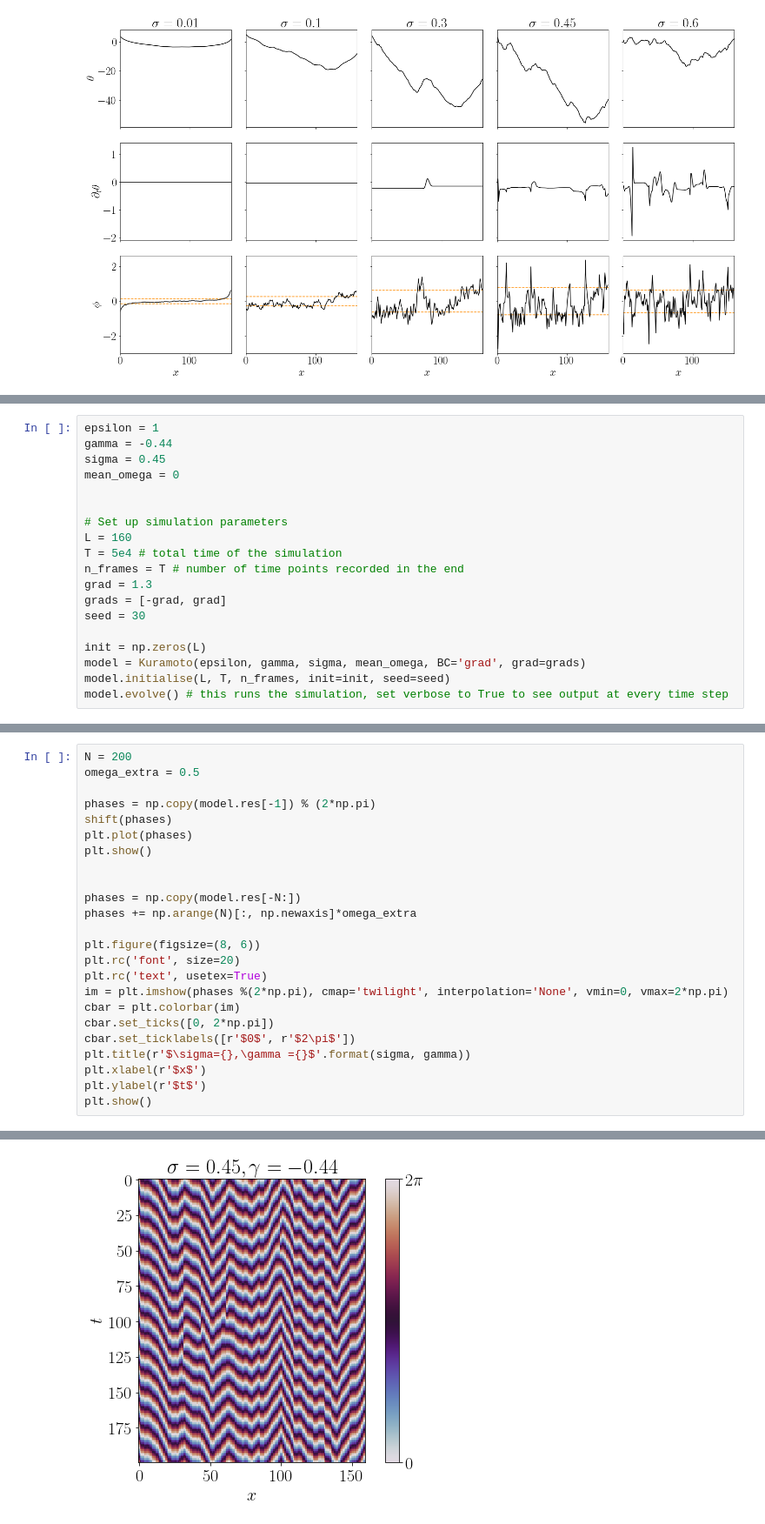
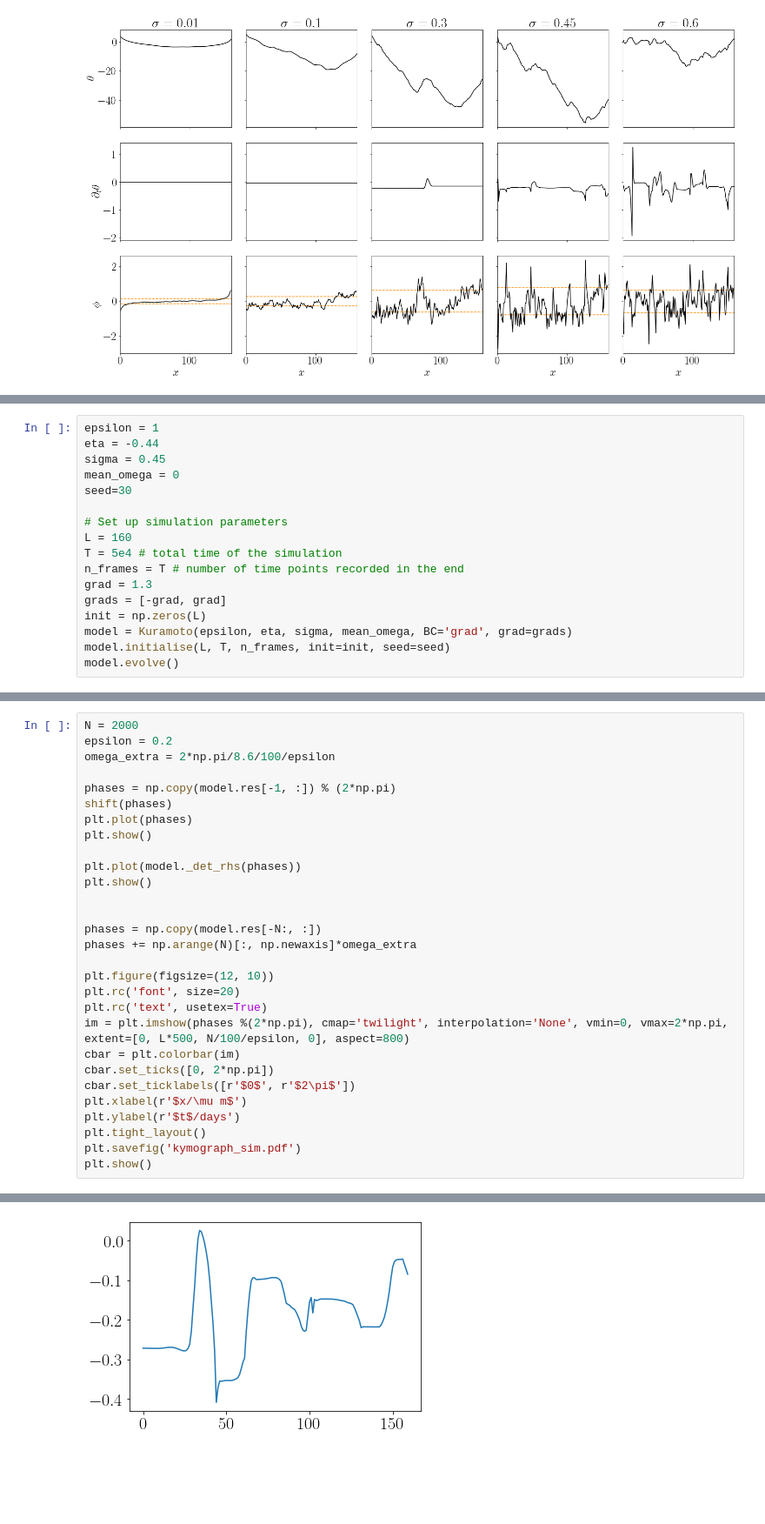
Before and after one commit to Irene-Li/kuramoto, a Jupyter notebook: Kuramoto_showcase.ipynb, the cells around one changed output, grey strips where cells are left out. Shown at 87% size. Cells and saved outputs as stored; diff of their text form; blank space fills up the shorter version.

```diff
--- a/Kuramoto_showcase.ipynb
+++ b/Kuramoto_showcase.ipynb
@@ -82,9 +150,9 @@ slope:  0.6557857859739207
 # %%
 epsilon = 1
-gamma = -0.44
+eta = -0.44
 sigma = 0.45
 mean_omega = 0
-
+seed=30
 
 # Set up simulation parameters
 L = 160
@@ -92,9 +160,7 @@ T = 5e4 # total time of the simulation
 n_frames = T # number of time points recorded in the end
 grad = 1.3
 grads = [-grad, grad]
-seed = 30
-
 init = np.zeros(L)
-model = Kuramoto(epsilon, gamma, sigma, mean_omega, BC='grad', grad=grads)
+model = Kuramoto(epsilon, eta, sigma, mean_omega, BC='grad', grad=grads)
 model.initialise(L, T, n_frames, init=init, seed=seed)
-model.evolve() # this runs the simulation, set verbose to True to see output at every time step
+model.evolve()
@@ -109,25 +169,30 @@ model.evolve()
 # %%
-N = 200
-omega_extra = 0.5
+N = 2000
+epsilon = 0.2
+omega_extra = 2*np.pi/8.6/100/epsilon
 
-phases = np.copy(model.res[-1]) % (2*np.pi)
+phases = np.copy(model.res[-1, :]) % (2*np.pi)
 shift(phases)
 plt.plot(phases)
 plt.show()
 
+plt.plot(model._det_rhs(phases))
+plt.show()
 
-phases = np.copy(model.res[-N:])
+
+phases = np.copy(model.res[-N:, :])
 phases += np.arange(N)[:, np.newaxis]*omega_extra
 
-plt.figure(figsize=(8, 6))
+plt.figure(figsize=(12, 10))
 plt.rc('font', size=20)
 plt.rc('text', usetex=True)
-im = plt.imshow(phases %(2*np.pi), cmap='twilight', interpolation='None', vmin=0, vmax=2*np.pi)
+im = plt.imshow(phases %(2*np.pi), cmap='twilight', interpolation='None', vmin=0, vmax=2*np.pi, extent=[0, L*500, N/100/epsilon, 0], aspect=800)
 cbar = plt.colorbar(im)
 cbar.set_ticks([0, 2*np.pi])
 cbar.set_ticklabels([r'$0$', r'$2\pi$'])
-plt.title(r'$\sigma={},\gamma ={}$'.format(sigma, gamma))
-plt.xlabel(r'$x$')
-plt.ylabel(r'$t$')
+plt.xlabel(r'$x/\mu m$')
+plt.ylabel(r'$t$/days')
+plt.tight_layout()
+plt.savefig('kymograph_sim.pdf')
 plt.show()
 # %% [output]
@@ -135 +200 @@ plt.show()
-[figure, old version]
+[figure, new version]
```
Also changed, not shown: parts of 9 cells of this notebook, 3 other files.
